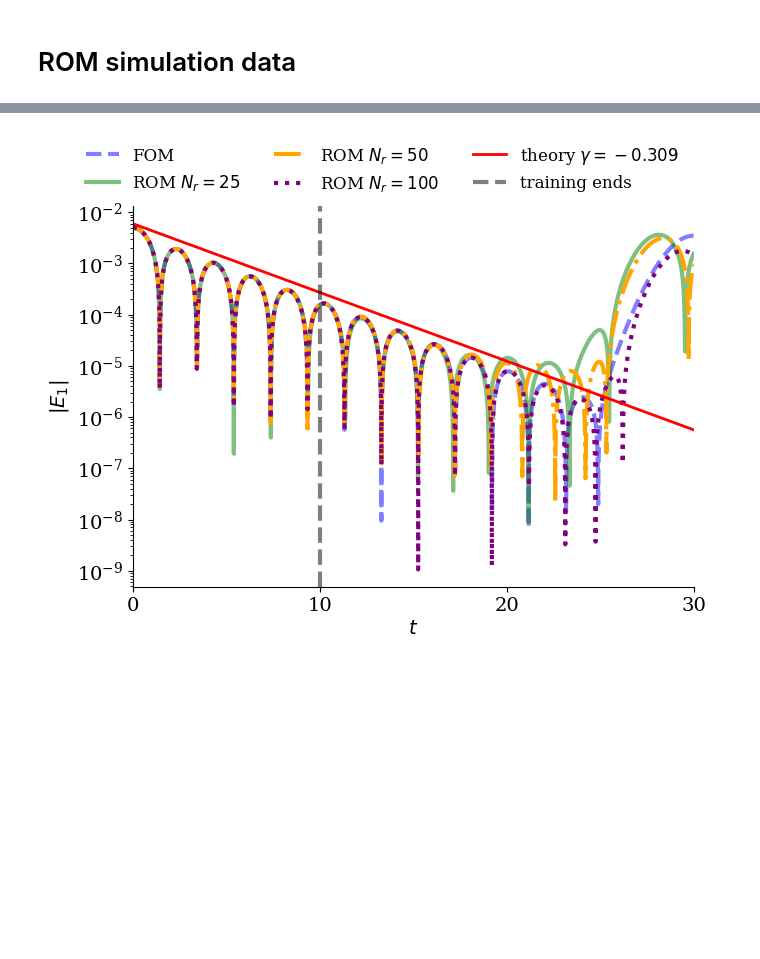
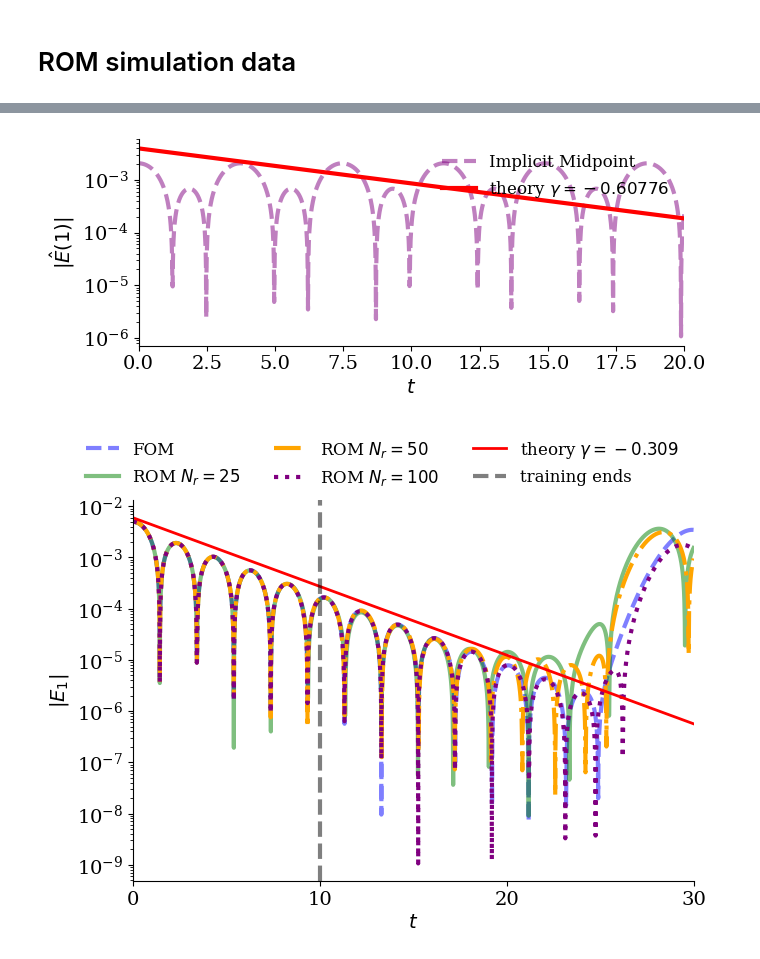
Before and after one commit to opaliss/HermiteFD-ROM, a Jupyter notebook: ROM/linear Landau damping AW-ROM.ipynb, the cells around one changed output, grey strips where cells are left out. Drawn from its saved outputs; the diff is of its cells as text; code cells hidden in the pictures; blank space fills up the shorter version.

Commit message:
add linear Landau damping ROM

```diff
--- a/ROM/linear Landau damping AW-ROM.ipynb
+++ b/ROM/linear Landau damping AW-ROM.ipynb
@@ -55,10 +51,5 @@ x = np.linspace(0, setup.L, setup.Nx_total)
 # ROM simulation data
 # %%
 # load the simulation results
-Ur = np.load("../data/ROM/linear_landau/basis_" + str(setup.M) + ".npy")[:, :setup.Nr]
-sol_u_reduced = np.load("../data/ROM/linear_landau/sample_" + str(setup.alpha_e) + "/M" + str(setup.M) + "/sol_midpoint_u_" + str(setup.Nr) + "_nu_" + str(setup.nu) + "_" + str(setup.T0) + "_" + str(setup.T)+ ".npy")
-sol_t_ROM = np.load("../data/ROM/linear_landau/sample_" + str(setup.alpha_e) + "/M" + str(setup.M) + "/sol_midpoint_t_" + str(setup.Nr) + "_nu_" + str(setup.nu) + "_" + str(setup.T0) + "_" + str(setup.T)+ ".npy")
-# print simulation dimensions
-print(np.shape(sol_u_reduced))
-print(np.shape(sol_t_ROM))
-print(np.shape(Ur))
+sol_u_reduced = np.load("../data/ROM/linear_landau/sample_" + str(k_) + "/M" + str(setup.M) + "/sol_midpoint_u_" + str(setup.Nr) + "_nu_" + str(setup.nu) + "_" + str(setup.T0) + "_" + str(setup.T) + ".npy")
+sol_midpoint_t = np.load("../data/ROM/linear_landau/sample_" + str(k_) + "/M" + str(setup.M) + "/sol_midpoint_t_" + str(setup.Nr) + "_nu_" + str(setup.nu) + "_" + str(setup.T0) + "_" + str(setup.T) + ".npy")
@@ -115 +122,25 @@ plt.savefig("../figs/ROM/linear_landau/electric_field_FOM" + str(setup.Nv)+ ".pn
+# %%
+# compute the electric field k=1 mode amplitude using fft
+E1_midpoint = np.zeros(len(sol_midpoint_t))
+
+for ii in range(len(sol_midpoint_t)):
+    E1_midpoint[ii] = np.abs(scipy.fft.fft(E_midpoint[:, ii]))[1]
+# %%
+# plot the electric field damping rate
+fig, ax = plt.subplots(figsize=(7, 3))
+ax.plot(sol_midpoint_t, E1_midpoint, "--", c="purple", alpha=0.5, linewidth=3, label="Implicit Midpoint")
+ax.plot(sol_midpoint_t, 4e-3*np.exp(-0.153359*sol_midpoint_t), linewidth=3, color="red", label=r"theory $\gamma = -0.60776$")
+
+ax.set_yscale("log")
+ax.spines['right'].set_visible(False)
+ax.spines['top'].set_visible(False)
+ax.set_ylabel("$|\hat{E}(1)|$")
+ax.set_xlabel("$ t$")
+ax.set_xlim(0, setup.T)
+legend = ax.legend(ncols=1, fancybox=False, shadow=False, fontsize=12, loc='upper right')
+legend.get_frame().set_alpha(0)
+plt.tight_layout()
+#plt.savefig("../figs/FOM/linear_landau/electric_field_damping_rate_" + str(setup.Nv) + ".png", dpi=600)
+# %% [output]
+[figure, added]
 # %%
```
Also changed, not shown: parts of 12 cells of this notebook, 6 other files.
